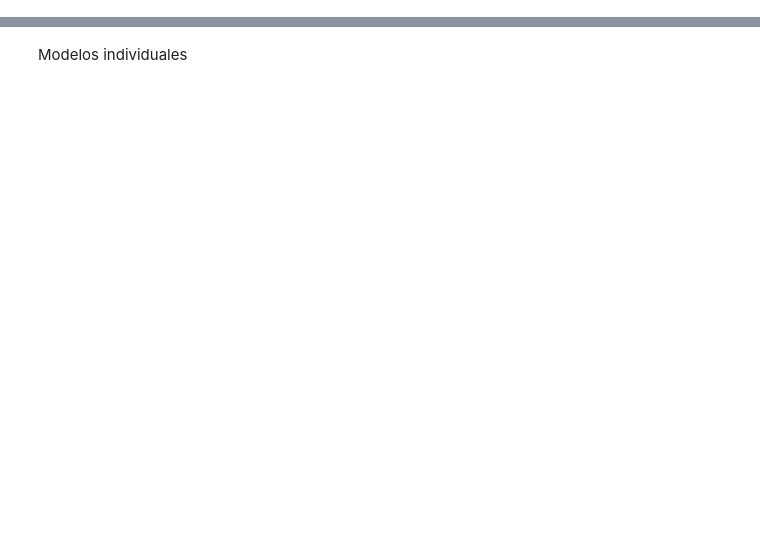
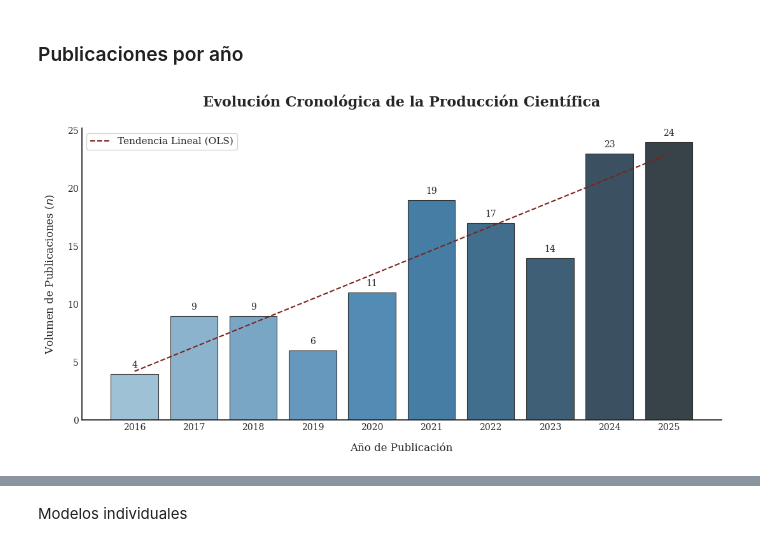
Before and after one commit to smartinezg2018/MCDM, a Jupyter notebook: edaSystemmaticMapping.ipynb, the cells around one changed output, grey strips where cells are left out. Saved outputs shown, nothing was run; the diff lists cells and outputs as text; code cells hidden in the pictures; blank space fills up the shorter version.

```diff
--- a/edaSystemmaticMapping.ipynb
+++ b/edaSystemmaticMapping.ipynb
@@ -3,7 +3,7 @@ import pandas as pd
 import numpy as np
 import matplotlib.pyplot as plt
 # %%
-df = pd.read_csv('systematic mapping MCDM Scopus - revisión.csv')
+df = pd.read_csv('systematic mapping MCDM Scopus - revisión.csv',sep=',')
 # %%
 df.dropna(subset=['MCDM method'],inplace=True)
 # %%
@@ -33,0 +12,70 @@ plt.show()
+# %%
+mask = df['Solar/Eolico'] == 'Solar'
+df = df[~mask]
+# %% [markdown]
+### Publicaciones por año
+# %%
+import matplotlib.pyplot as plt
+import seaborn as sns
+import numpy as np
+from sklearn.linear_model import LinearRegression
+
+# --- 1. Preparación de datos ---
+# (Asumiendo que df['Year'] existe)
+counts = df['Year'].value_counts().sort_index()[:-1]
+x_values = np.arange(len(counts)).reshape(-1, 1) # Usamos índices para la regresión
+y_values = counts.values
+
+# --- 2. Cálculo de la Regresión Lineal ---
+model = LinearRegression()
+model.fit(x_values, y_values)
+y_pred = model.predict(x_values)
+
+# --- 3. Configuración de Estilo Académico ---
+plt.style.use('seaborn-v0_8-white')
+plt.figure(figsize=(11, 6), dpi=100)
+
+# Paleta formal: Degradado de azules oscuros (SteelBlue)
+colors = sns.color_palette("Blues_d", len(counts))
+
+# Gráfico de barras
+ax = sns.barplot(
+    x=counts.index.astype(str),
+    y=counts.values,
+    palette=colors,
+    hue=counts.index.astype(str),
+    legend=False,
+    edgecolor="0.2", # Borde fino para definición
+    linewidth=0.8
+)
+
+# Línea de Tendencia (más sobria, color gris oscuro o borgoña profundo)
+plt.plot(range(len(counts)), y_pred, color='#7B241C', linestyle='--', linewidth=1.5, label='Tendencia Lineal (OLS)')
+
+# --- 4. Personalización Formal ---
+plt.title('Evolución Cronológica de la Producción Científica',
+          fontsize=16, fontweight='bold', pad=25, fontfamily='serif', loc='center')
+
+plt.xlabel('Año de Publicación', fontsize=12, fontfamily='serif', labelpad=12)
+plt.ylabel('Volumen de Publicaciones ($n$)', fontsize=12, fontfamily='serif', labelpad=12)
+
+# Etiquetas sobre las barras (solo si los valores son legibles)
+for p in ax.patches:
+    ax.annotate(f'{int(p.get_height())}',
+                (p.get_x() + p.get_width() / 2., p.get_height()),
+                ha='center', va='bottom',
+                fontsize=10, fontfamily='serif',
+                xytext=(0, 5), textcoords='offset points')
+
+# --- 5. Ajustes de Ejes y Limpieza ---
+plt.xticks(rotation=0, fontsize=10, fontfamily='serif') # Rotación 0 para más orden
+plt.yticks(fontsize=10, fontfamily='serif')
+sns.despine() # Quita los marcos superior y derecho
+
+# Leyenda discreta
+plt.legend(frameon=True, fontsize=10, loc='upper left', prop={'family': 'serif'})
+
+plt.tight_layout()
+plt.show()
+# %% [output]
+[figure, added]
```
Also changed, not shown: parts of 24 cells of this notebook, 6 other files.
